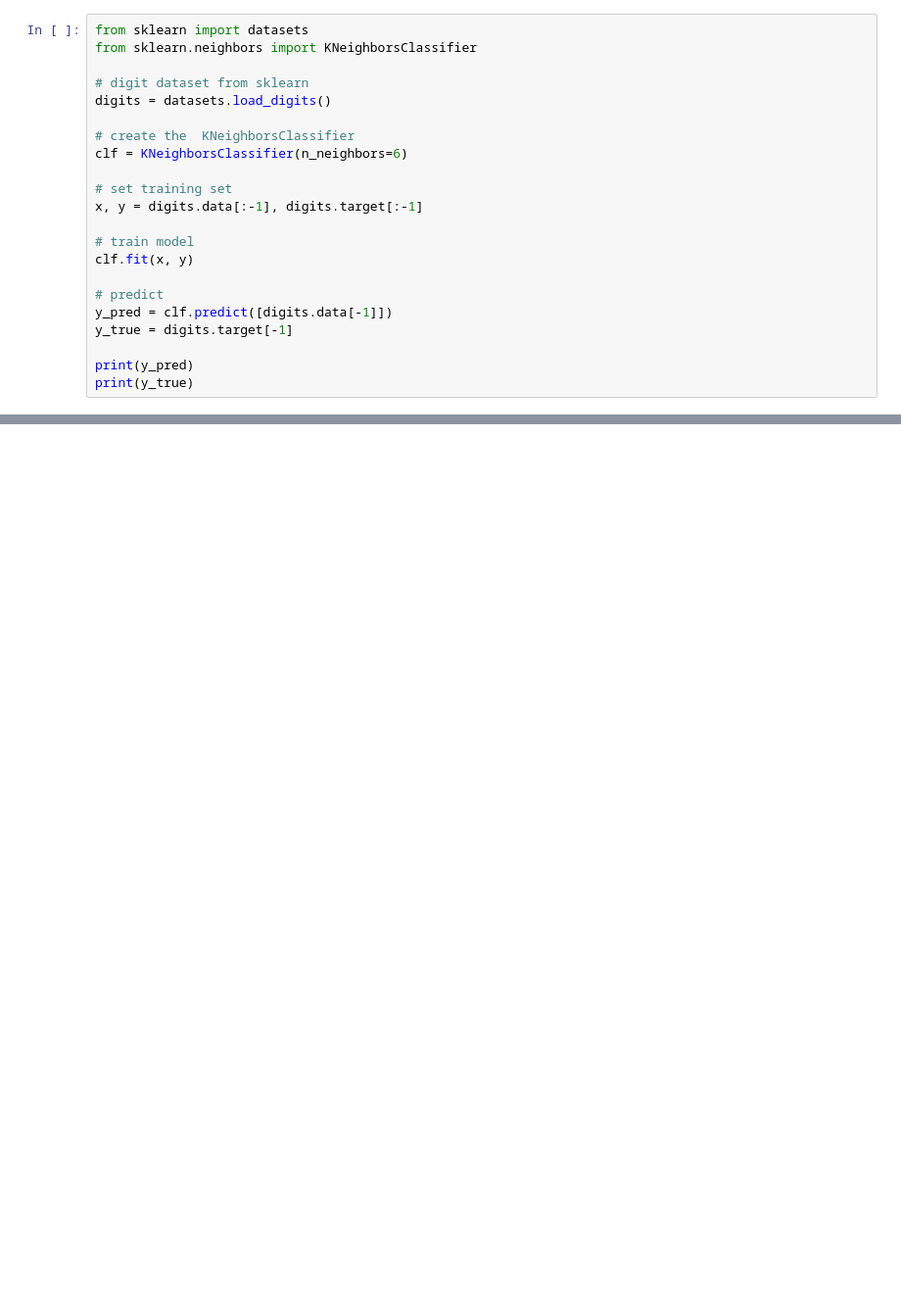
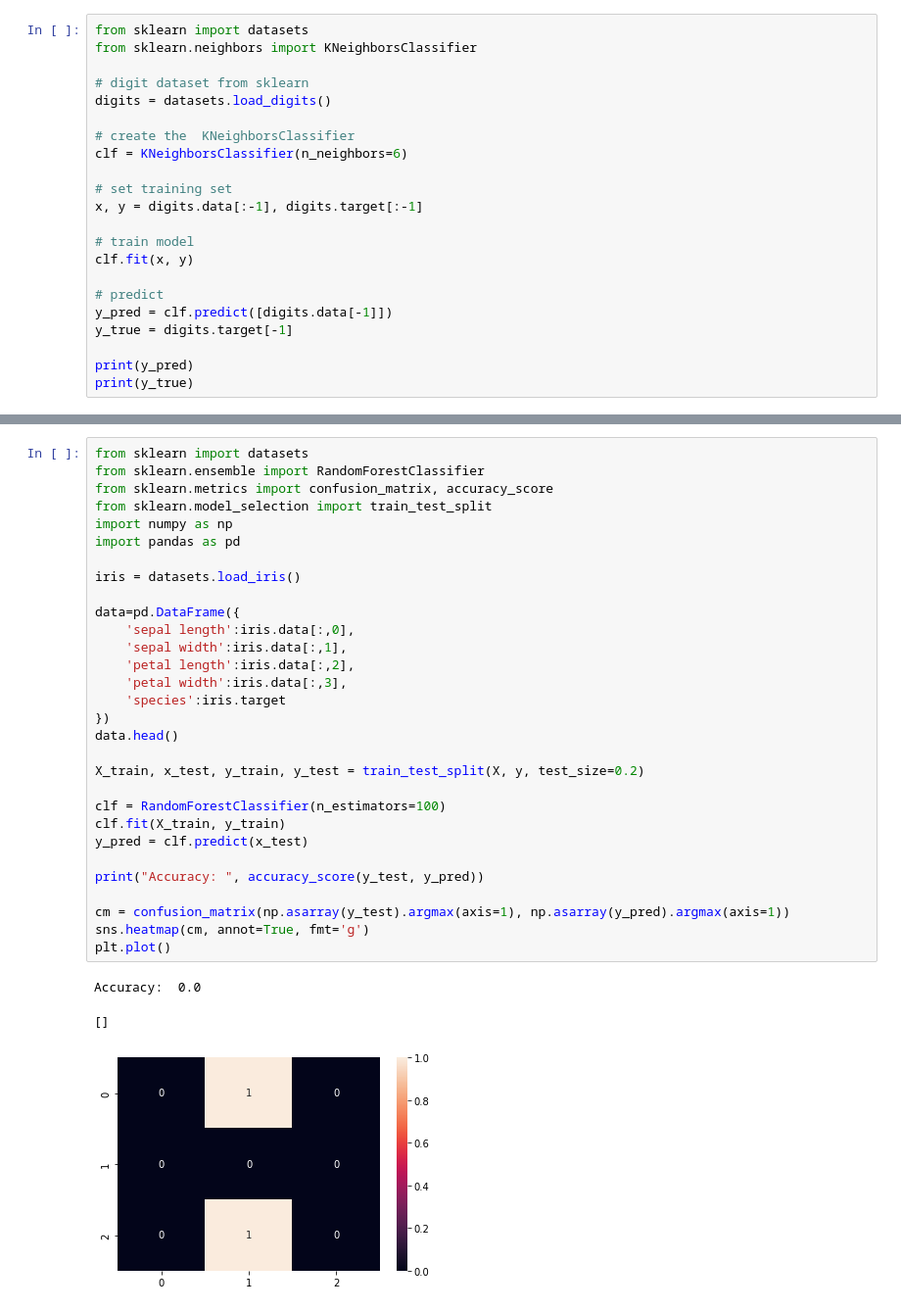
Before and after one commit to sahug/ds-basics, a Jupyter notebook: Data Science Basics - 10 Machine Learning Algorithms You need to Know.ipynb, the cells around one changed output, grey strips where cells are left out. Shown at 98% size. Drawn from its saved outputs; the diff is of its cells as text; blank space fills up the shorter version.

```diff
--- a/Data Science Basics - 10 Machine Learning Algorithms You need to Know.ipynb
+++ b/Data Science Basics - 10 Machine Learning Algorithms You need to Know.ipynb
@@ -147 +260,35 @@ Random forest can be identified as a collection of decision trees as its name sa
+# %%
+from sklearn import datasets
+from sklearn.ensemble import RandomForestClassifier
+from sklearn.metrics import confusion_matrix, accuracy_score
+from sklearn.model_selection import train_test_split
+import numpy as np
+import pandas as pd
+
+iris = datasets.load_iris()
+
+data=pd.DataFrame({
+    'sepal length':iris.data[:,0],
+    'sepal width':iris.data[:,1],
+    'petal length':iris.data[:,2],
+    'petal width':iris.data[:,3],
+    'species':iris.target
+})
+data.head()
+
+X_train, x_test, y_train, y_test = train_test_split(X, y, test_size=0.2)
+
+clf = RandomForestClassifier(n_estimators=100)
+clf.fit(X_train, y_train)
+y_pred = clf.predict(x_test)
+
+print("Accuracy: ", accuracy_score(y_test, y_pred))
+
+cm = confusion_matrix(np.asarray(y_test).argmax(axis=1), np.asarray(y_pred).argmax(axis=1))
+sns.heatmap(cm, annot=True, fmt='g')
+plt.plot()
+# %% [output]
+Accuracy:  0.0
+[]
+[figure, added]
 # %% [markdown]
```
Also changed, not shown: parts of 27 cells of this notebook.
